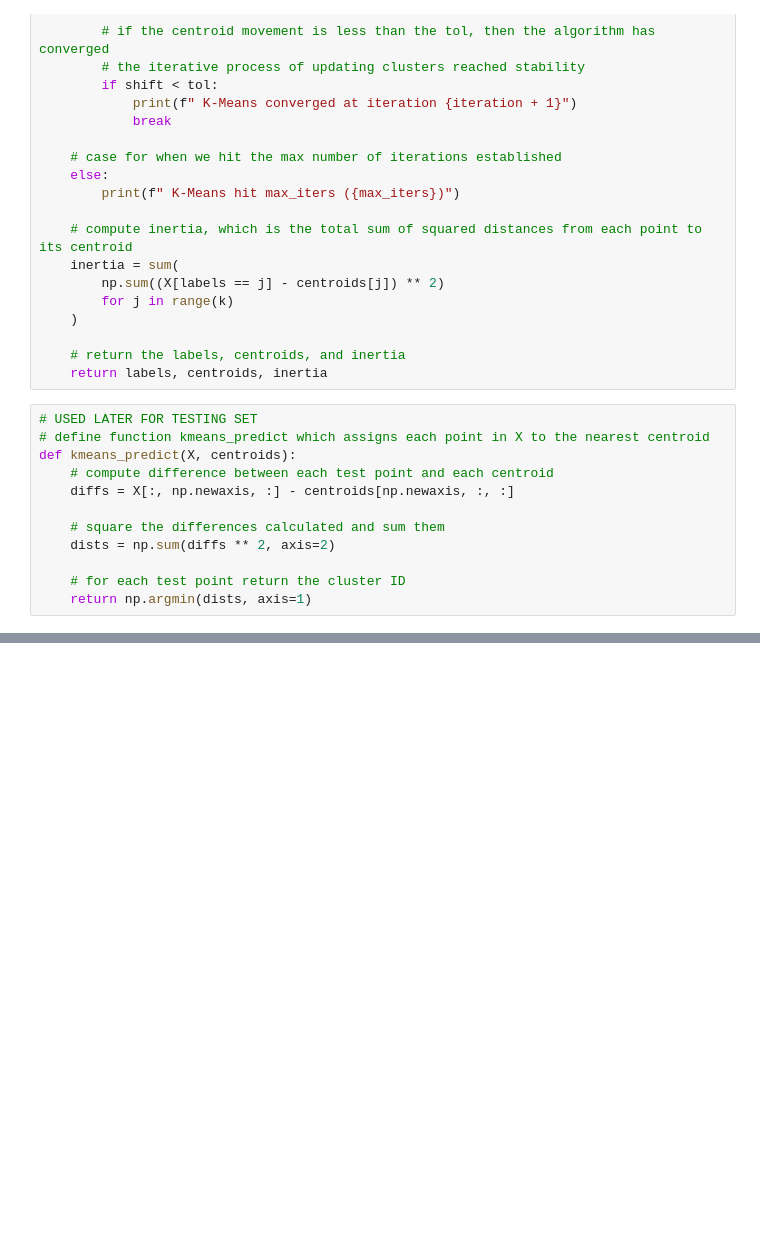
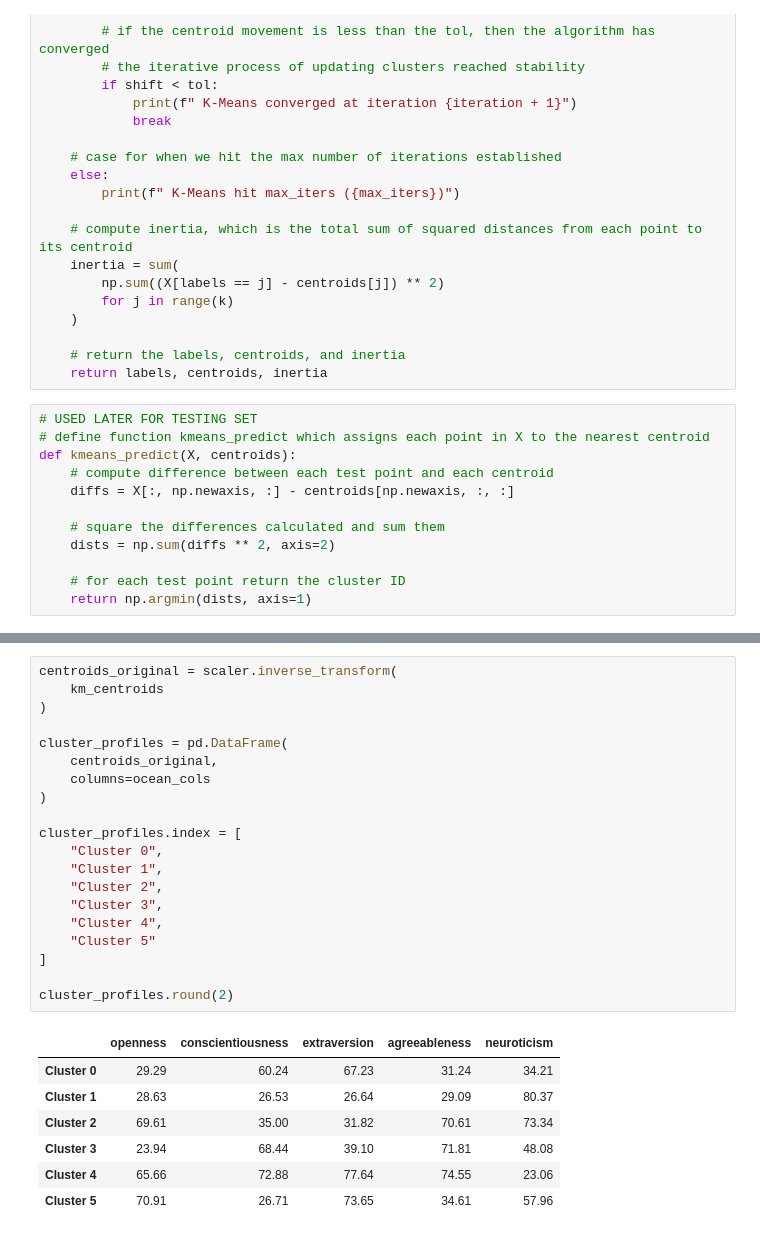
Before and after one commit to joyliu110/ECS-111-Final-Project, a Jupyter notebook: Training.ipynb, the cells around one changed output, grey strips where cells are left out. Drawn from its saved outputs; the diff is of its cells as text; blank space fills up the shorter version.

```diff
--- a/Training.ipynb
+++ b/Training.ipynb
@@ -159,3 +224,31 @@ def kmeans_predict(X, centroids):
+# %%
+centroids_original = scaler.inverse_transform(
+    km_centroids
+)
+
+cluster_profiles = pd.DataFrame(
+    centroids_original,
+    columns=ocean_cols
+)
+
+cluster_profiles.index = [
+    "Cluster 0",
+    "Cluster 1",
+    "Cluster 2",
+    "Cluster 3",
+    "Cluster 4",
+    "Cluster 5"
+]
+
+cluster_profiles.round(2)
+# %% [output]
+|  | openness | conscientiousness | extraversion | agreeableness | neuroticism |
+| Cluster 0 | 29.29 | 60.24 | 67.23 | 31.24 | 34.21 |
+| Cluster 1 | 28.63 | 26.53 | 26.64 | 29.09 | 80.37 |
+| Cluster 2 | 69.61 | 35.00 | 31.82 | 70.61 | 73.34 |
+| Cluster 3 | 23.94 | 68.44 | 39.10 | 71.81 | 48.08 |
+| Cluster 4 | 65.66 | 72.88 | 77.64 | 74.55 | 23.06 |
+| Cluster 5 | 70.91 | 26.71 | 73.65 | 34.61 | 57.96 |
 # %%
 # have K = 6
 K = 6
```
Also changed, not shown: parts of 9 cells of this notebook.
